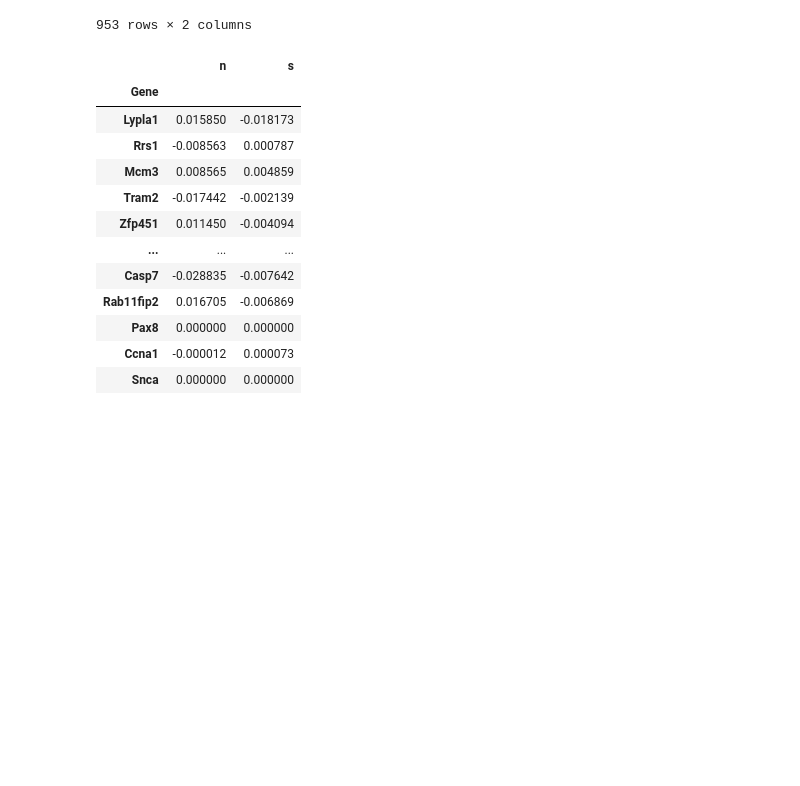
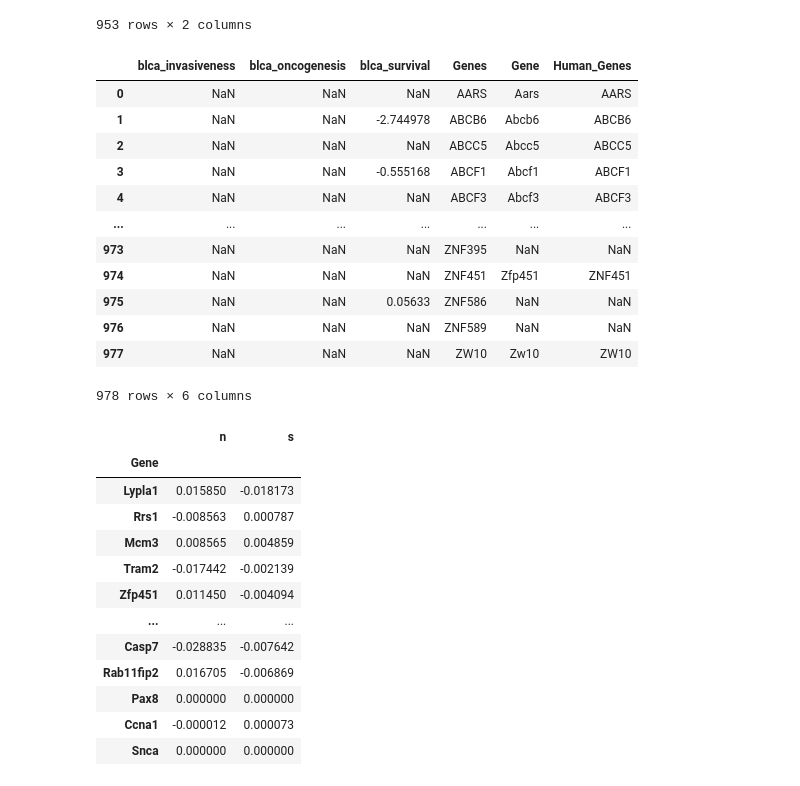
Before and after one commit to jingsday/blca_publication, a Jupyter notebook: blca_publication_Scripts/blca_Scripts_SVM/blca_Scripts_svm_stvs.ipynb, the cells around one changed output. Cells and saved outputs as stored; diff of their text form; code cells hidden in the pictures; blank space fills up the shorter version.

```diff
--- a/blca_publication_Scripts/blca_Scripts_SVM/blca_Scripts_svm_stvs.ipynb
+++ b/blca_publication_Scripts/blca_Scripts_SVM/blca_Scripts_svm_stvs.ipynb
@@ -63,6 +103,22 @@ display(m_h_genes)
 953 rows × 2 columns
 # %%
 stv_df = stv_df.merge(m_h_genes,how='left',left_on='Genes',right_on ='Human_Genes')
+# %%
+stv_df
+# %% [output]
+|  | blca_invasiveness | blca_oncogenesis | blca_survival | Genes | Gene | Human_Genes |
+| 0 | NaN | NaN | NaN | AARS | Aars | AARS |
+| 1 | NaN | NaN | -2.744978 | ABCB6 | Abcb6 | ABCB6 |
+| 2 | NaN | NaN | NaN | ABCC5 | Abcc5 | ABCC5 |
+| 3 | NaN | NaN | -0.555168 | ABCF1 | Abcf1 | ABCF1 |
+| 4 | NaN | NaN | NaN | ABCF3 | Abcf3 | ABCF3 |
+| ... | ... | ... | ... | ... | ... | ... |
+| 973 | NaN | NaN | NaN | ZNF395 | NaN | NaN |
+| 974 | NaN | NaN | NaN | ZNF451 | Zfp451 | ZNF451 |
+| 975 | NaN | NaN | 0.05633 | ZNF586 | NaN | NaN |
+| 976 | NaN | NaN | NaN | ZNF589 | NaN | NaN |
+| 977 | NaN | NaN | NaN | ZW10 | Zw10 | ZW10 |
+978 rows × 6 columns
 # %%
 stv_df.set_index('Gene',inplace=True)
 # %%
```
Also changed, not shown: parts of 10 cells of this notebook.
